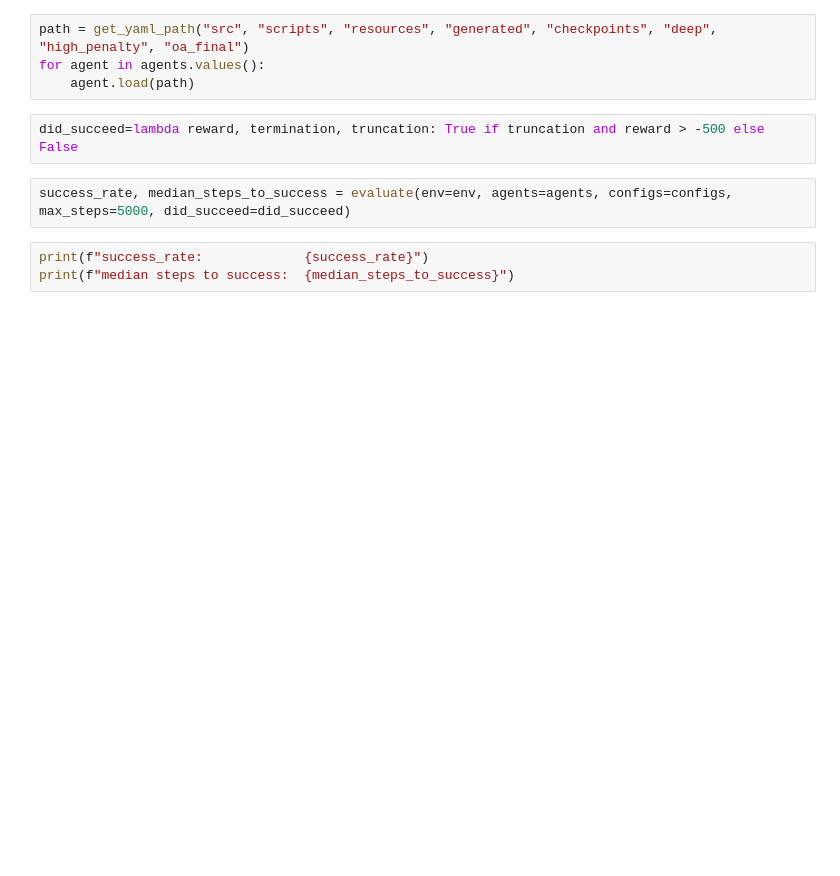
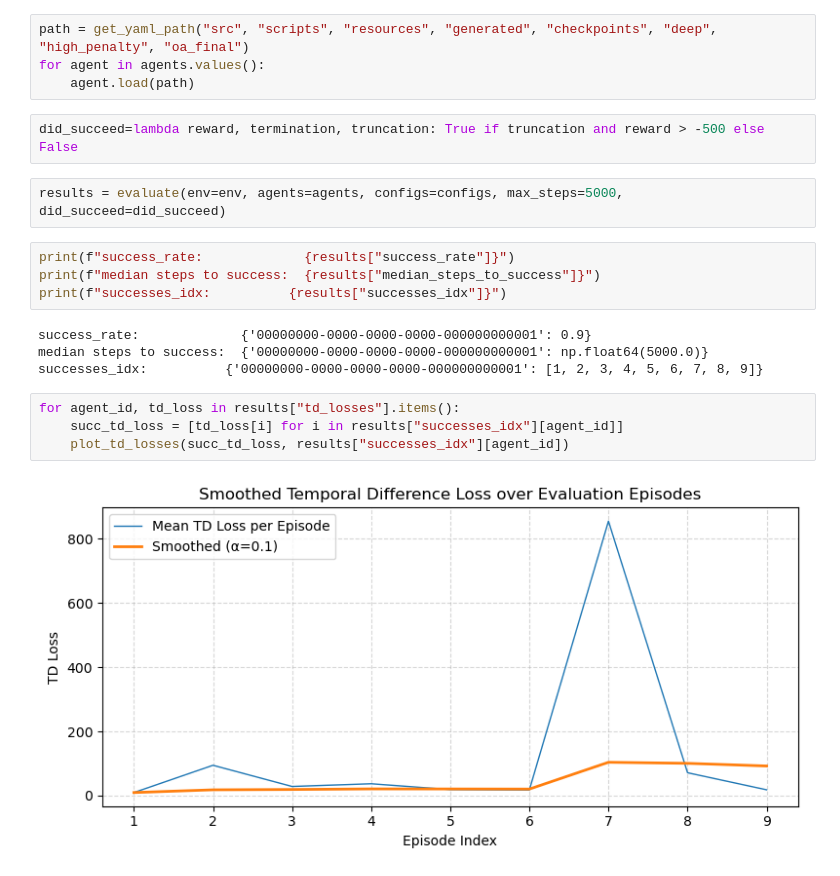
Before and after one commit to Scala-Robotics-Simulator/PPS-22-srs, a Jupyter notebook: python/src/notebooks/deep-q-learning/evaluate_dq_agent.ipynb, the cells around one changed output. Saved outputs shown, nothing was run; the diff lists cells and outputs as text; blank space fills up the shorter version.

Commit message:
feat: add smoothed td loss plotting

```diff
--- a/python/src/notebooks/deep-q-learning/evaluate_dq_agent.ipynb
+++ b/python/src/notebooks/deep-q-learning/evaluate_dq_agent.ipynb
@@ -69,7 +71,18 @@ for agent in agents.values():
 # %%
 did_succeed=lambda reward, termination, truncation: True if truncation and reward > -500 else False
 # %%
-success_rate, median_steps_to_success = evaluate(env=env, agents=agents, configs=configs, max_steps=5000, did_succeed=did_succeed)
+results = evaluate(env=env, agents=agents, configs=configs, max_steps=5000, did_succeed=did_succeed)
 # %%
-print(f"success_rate:             {success_rate}")
-print(f"median steps to success:  {median_steps_to_success}")
+print(f"success_rate:             {results["success_rate"]}")
+print(f"median steps to success:  {results["median_steps_to_success"]}")
+print(f"successes_idx:          {results["successes_idx"]}")
+# %% [output]
+success_rate:             {'00000000-0000-0000-0000-000000000001': 0.9}
+median steps to success:  {'00000000-0000-0000-0000-000000000001': np.float64(5000.0)}
+successes_idx:          {'00000000-0000-0000-0000-000000000001': [1, 2, 3, 4, 5, 6, 7, 8, 9]}
+# %%
+for agent_id, td_loss in results["td_losses"].items():
+    succ_td_loss = [td_loss[i] for i in results["successes_idx"][agent_id]]
+    plot_td_losses(succ_td_loss, results["successes_idx"][agent_id])
+# %% [output]
+[figure, added]
```
Also changed, not shown: parts of 4 cells of this notebook, 5 other files.
